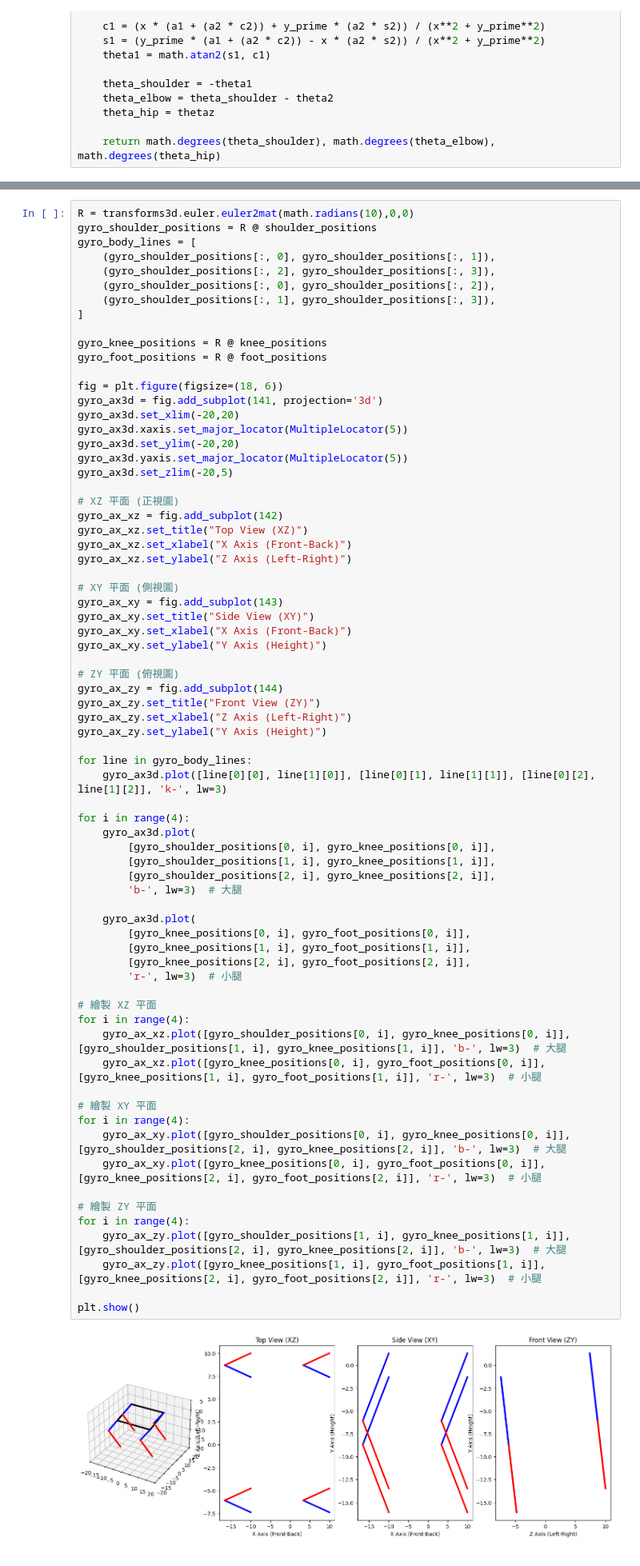
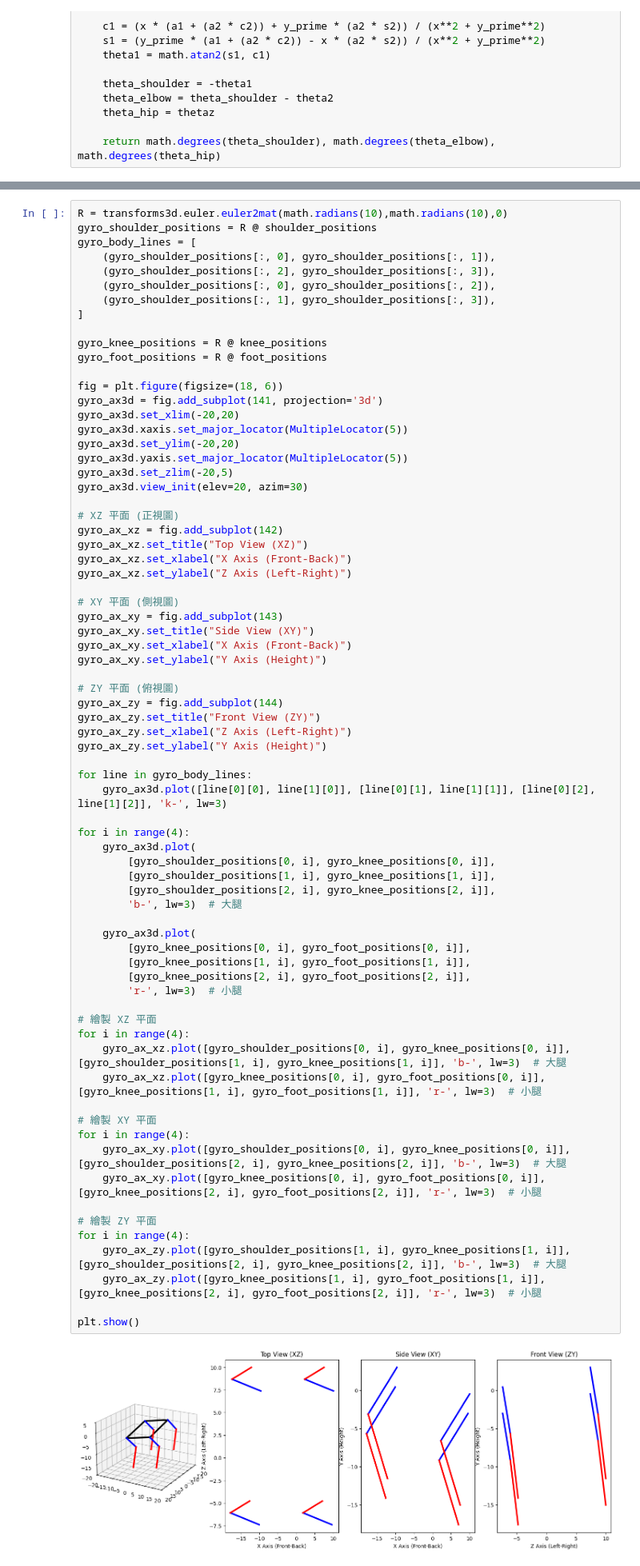
Before and after one commit to tjjd4/robotdog-movement, a Jupyter notebook: calculation/gyroscope_compensation.ipynb, the cells around one changed output, grey strips where cells are left out. Shown at 80% size. Drawn from its saved outputs; the diff is of its cells as text.

Commit message:
feat: calcualation/gyro->compensate

```diff
--- a/calculation/gyroscope_compensation.ipynb
+++ b/calculation/gyroscope_compensation.ipynb
@@ -149,7 +149,7 @@ plt.show()
 # %% [output]
 [figure]
 # %%
-R = transforms3d.euler.euler2mat(math.radians(10),0,0)
+R = transforms3d.euler.euler2mat(math.radians(10),math.radians(10),0)
 gyro_shoulder_positions = R @ shoulder_positions
 gyro_body_lines = [
     (gyro_shoulder_positions[:, 0], gyro_shoulder_positions[:, 1]),
@@ -168,6 +168,7 @@ gyro_ax3d.xaxis.set_major_locator(MultipleLocator(5))
 gyro_ax3d.set_ylim(-20,20)
 gyro_ax3d.yaxis.set_major_locator(MultipleLocator(5))
 gyro_ax3d.set_zlim(-20,5)
+gyro_ax3d.view_init(elev=20, azim=30)
 
 # XZ 平面 (正視圖)
 gyro_ax_xz = fig.add_subplot(142)
@@ -193,31 +194,31 @@ for line in gyro_body_lines:
 for i in range(4):
     gyro_ax3d.plot(
         [gyro_shoulder_positions[0, i], gyro_knee_positions[0, i]],
         [gyro_shoulder_positions[1, i], gyro_knee_positions[1, i]],
         [gyro_shoulder_positions[2, i], gyro_knee_positions[2, i]],
         'b-', lw=3)  # 大腿
 
     gyro_ax3d.plot(
         [gyro_knee_positions[0, i], gyro_foot_positions[0, i]],
         [gyro_knee_positions[1, i], gyro_foot_positions[1, i]],
         [gyro_knee_positions[2, i], gyro_foot_positions[2, i]],
         'r-', lw=3)  # 小腿
 
 # 繪製 XZ 平面
 for i in range(4):
     gyro_ax_xz.plot([gyro_shoulder_positions[0, i], gyro_knee_positions[0, i]], [gyro_shoulder_positions[1, i], gyro_knee_positions[1, i]], 'b-', lw=3)  # 大腿
     gyro_ax_xz.plot([gyro_knee_positions[0, i], gyro_foot_positions[0, i]], [gyro_knee_positions[1, i], gyro_foot_positions[1, i]], 'r-', lw=3)  # 小腿
 
 # 繪製 XY 平面
 for i in range(4):
     gyro_ax_xy.plot([gyro_shoulder_positions[0, i], gyro_knee_positions[0, i]], [gyro_shoulder_positions[2, i], gyro_knee_positions[2, i]], 'b-', lw=3)  # 大腿
     gyro_ax_xy.plot([gyro_knee_positions[0, i], gyro_foot_positions[0, i]], [gyro_knee_positions[2, i], gyro_foot_positions[2, i]], 'r-', lw=3)  # 小腿
 
 # 繪製 ZY 平面
 for i in range(4):
     gyro_ax_zy.plot([gyro_shoulder_positions[1, i], gyro_knee_positions[1, i]], [gyro_shoulder_positions[2, i], gyro_knee_positions[2, i]], 'b-', lw=3)  # 大腿
     gyro_ax_zy.plot([gyro_knee_positions[1, i], gyro_foot_positions[1, i]], [gyro_knee_positions[2, i], gyro_foot_positions[2, i]], 'r-', lw=3)  # 小腿
 
 plt.show()
 # %% [output]
-[figure, old version]
+[figure, new version]
```
Also changed, not shown: parts of 6 cells of this notebook, 1 other file.
